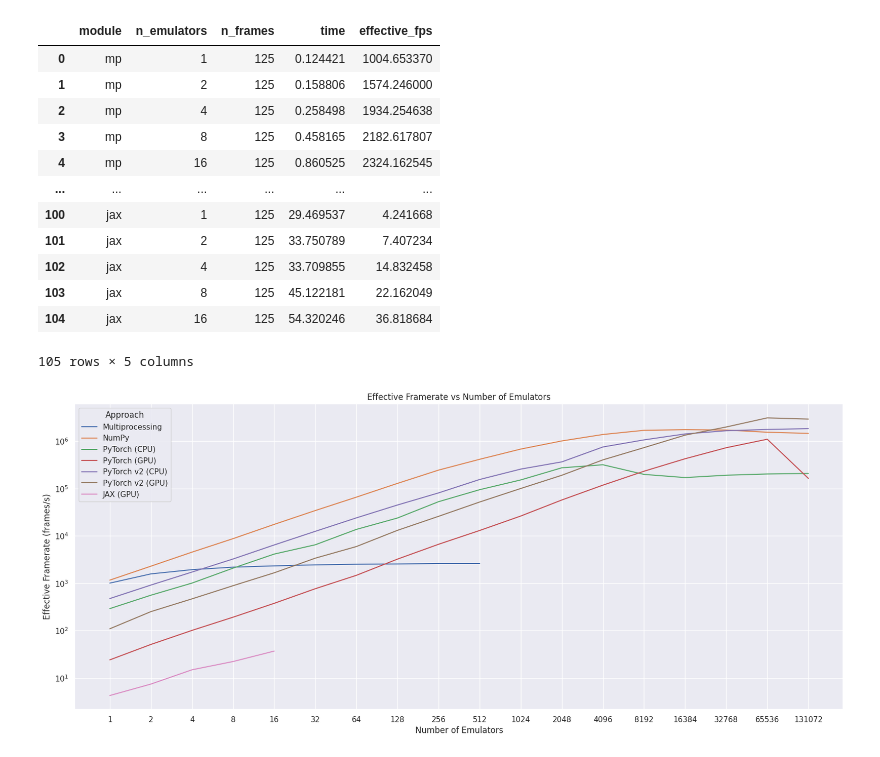
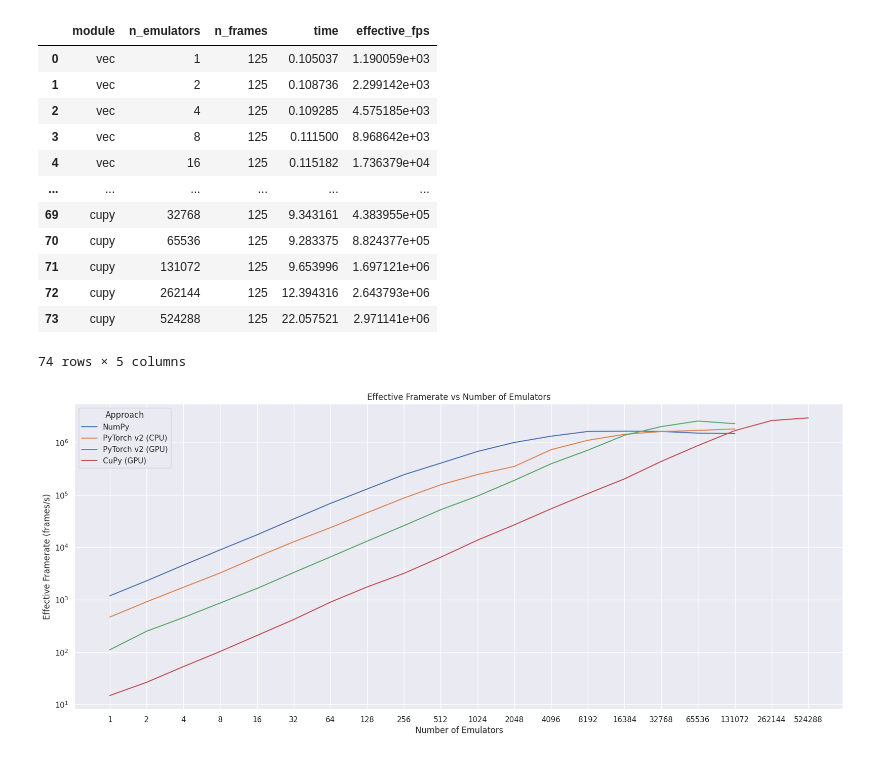
Before and after one commit to victorsevero/vec-chip8, a Jupyter notebook: performance.ipynb, the cells around one changed output. Drawn from its saved outputs; the diff is of its cells as text; code cells hidden in the pictures.

```diff
--- a/performance.ipynb
+++ b/performance.ipynb
@@ -16,19 +17,22 @@ sns.set_theme()
 # %%
 game = "games/pong_1p.ch8"
 modules = [
-    "mp",
+    # "mp",
     "vec",
-    "pytorch_cpu",
-    "pytorch_gpu",
+    # "pytorch_cpu",
+    # "pytorch_gpu",
     "pytorch2_cpu",
     "pytorch2_gpu",
-    "jax",
+    # "jax",
+    "cupy",
 ]
 n_values = {
     module: [2**i for i in range(10)]
     if module == "mp"
     else [2**i for i in range(5)]
     if module == "jax"
+    else [2**i for i in range(20)]
+    if module == "cupy"
     else [2**i for i in range(18)]
     for module in modules
 }
@@ -63,6 +67,8 @@ for module in modules:
         device = "cuda"
     elif module == "jax":
         main = vec_jax.main
+    elif module == "cupy":
+        main = vec_cp.main
 
     for n_emulators in tqdm(n_values[module], desc=module):
         if module.startswith("pytorch"):
@@ -93,41 +99,42 @@ for module in modules:
 df
 # %% [output]
 |  | module | n_emulators | n_frames | time | effective_fps |
-| 0 | mp | 1 | 125 | 0.124421 | 1004.653370 |
-| 1 | mp | 2 | 125 | 0.158806 | 1574.246000 |
-| 2 | mp | 4 | 125 | 0.258498 | 1934.254638 |
-| 3 | mp | 8 | 125 | 0.458165 | 2182.617807 |
-| 4 | mp | 16 | 125 | 0.860525 | 2324.162545 |
+| 0 | vec | 1 | 125 | 0.105037 | 1.190059e+03 |
+| 1 | vec | 2 | 125 | 0.108736 | 2.299142e+03 |
+| 2 | vec | 4 | 125 | 0.109285 | 4.575185e+03 |
+| 3 | vec | 8 | 125 | 0.111500 | 8.968642e+03 |
+| 4 | vec | 16 | 125 | 0.115182 | 1.736379e+04 |
 | ... | ... | ... | ... | ... | ... |
-| 100 | jax | 1 | 125 | 29.469537 | 4.241668 |
-| 101 | jax | 2 | 125 | 33.750789 | 7.407234 |
-| 102 | jax | 4 | 125 | 33.709855 | 14.832458 |
-| 103 | jax | 8 | 125 | 45.122181 | 22.162049 |
-| 104 | jax | 16 | 125 | 54.320246 | 36.818684 |
+| 69 | cupy | 32768 | 125 | 9.343161 | 4.383955e+05 |
+| 70 | cupy | 65536 | 125 | 9.283375 | 8.824377e+05 |
+| 71 | cupy | 131072 | 125 | 9.653996 | 1.697121e+06 |
+| 72 | cupy | 262144 | 125 | 12.394316 | 2.643793e+06 |
+| 73 | cupy | 524288 | 125 | 22.057521 | 2.971141e+06 |
-105 rows × 5 columns
+74 rows × 5 columns
 # %%
 df["approach"] = df["module"].replace(
     {
         "mp": "Multiprocessing",
         "vec": "NumPy",
         "pytorch_cpu": "PyTorch (CPU)",
         "pytorch_gpu": "PyTorch (GPU)",
         "pytorch2_cpu": "PyTorch v2 (CPU)",
         "pytorch2_gpu": "PyTorch v2 (GPU)",
         "jax": "JAX (GPU)",
+        "cupy": "CuPy (GPU)",
     }
 )
 
 ax = sns.lineplot(data=df, x="n_emulators", y="effective_fps", hue="approach")
 ax.set_yscale("log")
 ax.set_xscale("log")
-ax.set_xticks(n_values["vec"])
-ax.set_xticklabels(n_values["vec"])
+ax.set_xticks(n_values["cupy"])
+ax.set_xticklabels(n_values["cupy"])
 ax.legend(title="Approach", loc="upper left")
 
 plt.xlabel("Number of Emulators")
 plt.ylabel("Effective Framerate (frames/s)")
 plt.title("Effective Framerate vs Number of Emulators")
 plt.show()
 # %% [output]
-[figure, old version]
+[figure, new version]
```
Also changed, not shown: parts of 1 cell of this notebook, 5 other files.
